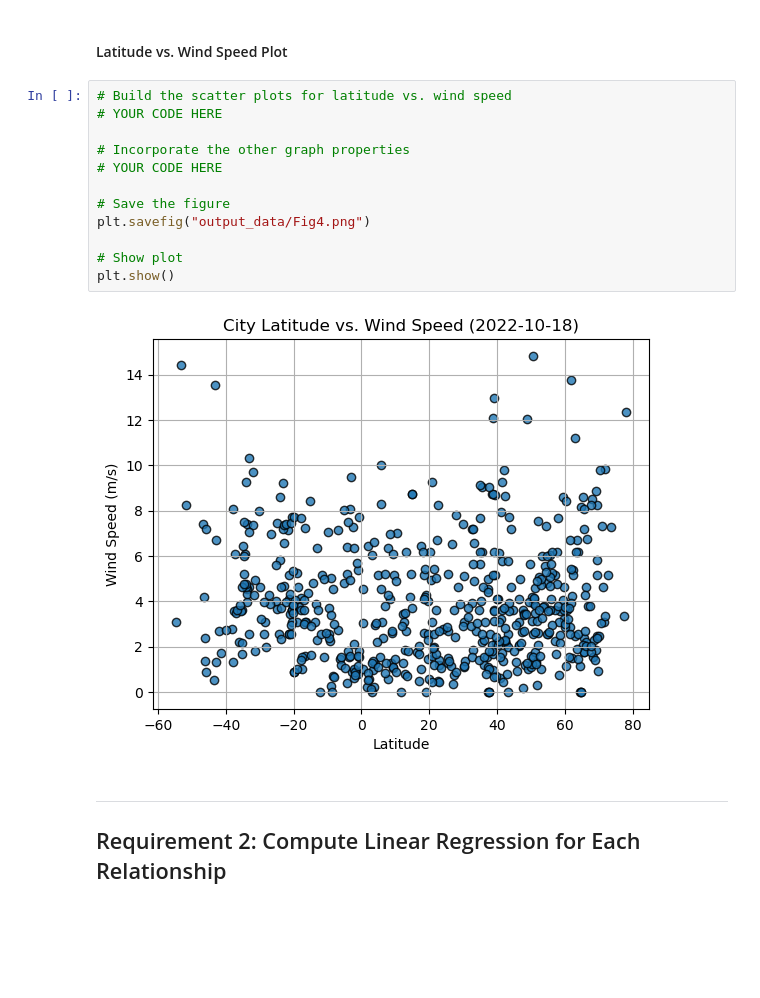
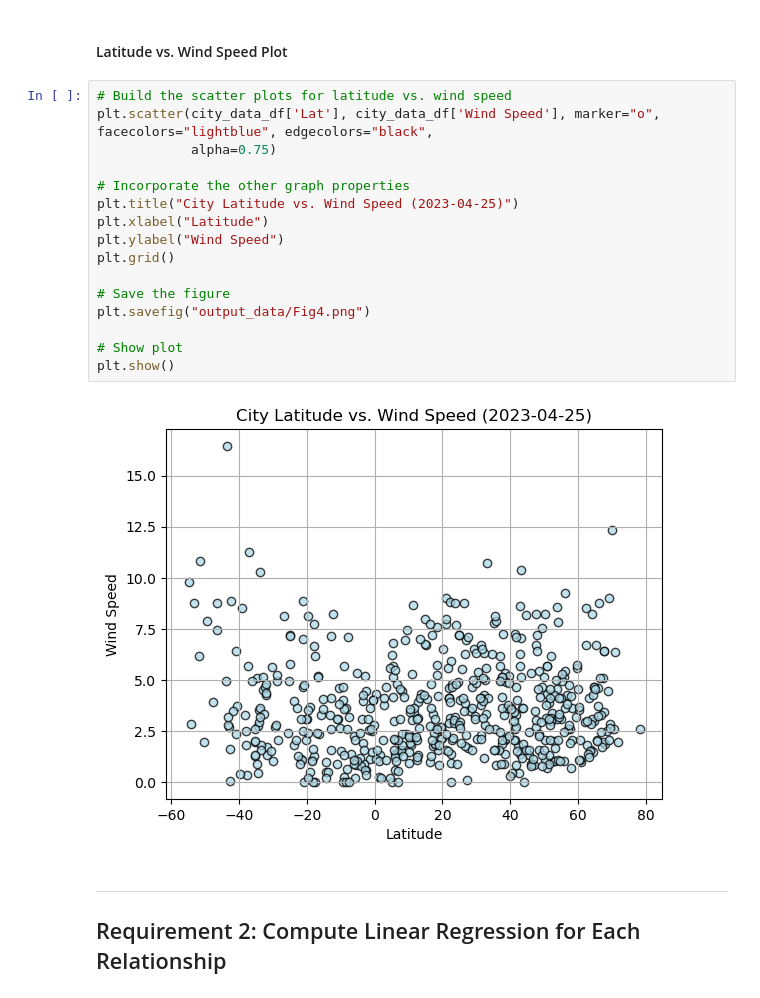
Before and after one commit to Daniels2023/API-Python, a Jupyter notebook: WeatherPy.ipynb, the cells around one changed output. Saved outputs shown, nothing was run; the diff lists cells and outputs as text; blank space fills up the shorter version.

Commit message:
Finish the scatter plots

```diff
--- a/WeatherPy.ipynb
+++ b/WeatherPy.ipynb
@@ -260,18 +256,22 @@ plt.show()
 #### Latitude vs. Wind Speed Plot
 # %%
 # Build the scatter plots for latitude vs. wind speed
-# YOUR CODE HERE
+plt.scatter(city_data_df['Lat'], city_data_df['Wind Speed'], marker="o", facecolors="lightblue", edgecolors="black",
+            alpha=0.75)
 
 # Incorporate the other graph properties
-# YOUR CODE HERE
+plt.title("City Latitude vs. Wind Speed (2023-04-25)")
+plt.xlabel("Latitude")
+plt.ylabel("Wind Speed")
+plt.grid()
 
 # Save the figure
 plt.savefig("output_data/Fig4.png")
 
 # Show plot
 plt.show()
 # %% [output]
-[figure, old version]
+[figure, new version]
 # %% [markdown]
 ---
 
```
Also changed, not shown: parts of 10 cells of this notebook, 5 other files.
